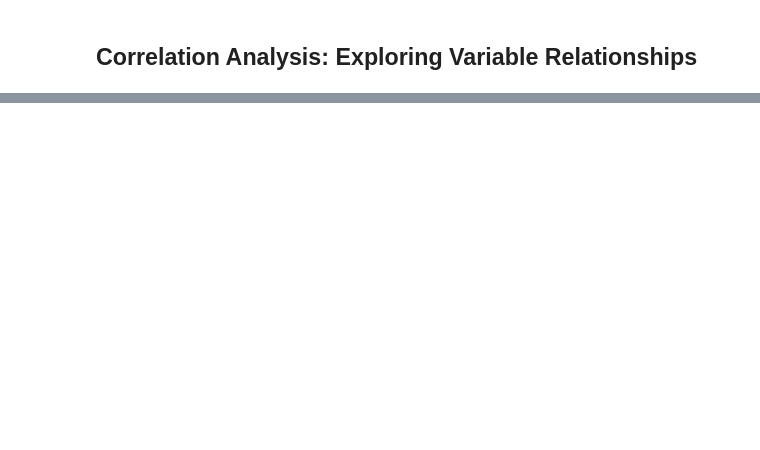
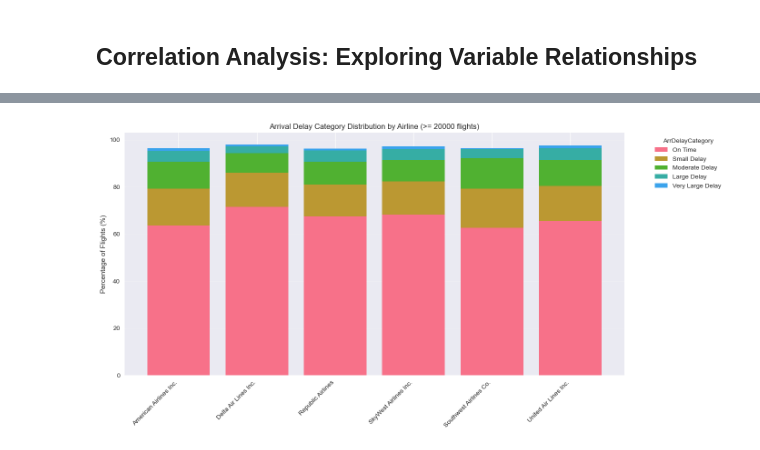
Before and after one commit to aniolpetit/flight-status-prediction, a Jupyter notebook: eda.ipynb, the cells around one changed output, grey strips where cells are left out. Drawn from its saved outputs; the diff is of its cells as text; code cells hidden in the pictures; blank space fills up the shorter version.

```diff
--- a/eda.ipynb
+++ b/eda.ipynb
@@ -1373,0 +1494,63 @@ Top 10 Features Correlated with Arrival Delay (Pearson):
+# %%
+# Cohort comparison: delay category distribution by airline (top N)
+
+# Focus on airlines with substantial traffic to keep the visualization clean
+min_flights_per_airline = 20000
+
+cohort_airline = df.copy()
+
+# Ensure ArrDelayCategory exists
+if 'ArrDelayCategory' not in cohort_airline.columns:
+    def categorize_delay(delay_minutes):
+        if pd.isna(delay_minutes):
+            return 'Unknown'
+        elif delay_minutes < 0:
+            return 'Early'
+        elif delay_minutes == 0:
+            return 'On Time'
+        elif delay_minutes <= 15:
+            return 'Small Delay'
+        elif delay_minutes <= 60:
+            return 'Moderate Delay'
+        elif delay_minutes <= 180:
+            return 'Large Delay'
+        else:
+            return 'Very Large Delay'
+    cohort_airline['ArrDelayCategory'] = cohort_airline['ArrDelayMinutes'].apply(categorize_delay)
+
+airline_counts = cohort_airline['Airline'].value_counts()
+top_airlines = airline_counts[airline_counts >= min_flights_per_airline].index.tolist()
+
+cohort_airline = cohort_airline[cohort_airline['Airline'].isin(top_airlines)]
+
+airline_cat = (
+    cohort_airline
+    .groupby(['Airline', 'ArrDelayCategory'])['ArrDelayMinutes']
+    .size()
+    .reset_index(name='count')
+)
+
+airline_totals = airline_cat.groupby('Airline')['count'].transform('sum')
+airline_cat['perc'] = airline_cat['count'] / airline_totals * 100
+
+# Pivot for stacked bars
+pivot_airline = airline_cat.pivot(index='Airline', columns='ArrDelayCategory', values='perc')
+pivot_airline = pivot_airline[[c for c in ['Early', 'On Time', 'Small Delay', 'Moderate Delay', 'Large Delay', 'Very Large Delay'] if c in pivot_airline.columns]]
+
+fig, ax = plt.subplots(figsize=(14, 7))
+
+bottom = np.zeros(len(pivot_airline))
+for cat in pivot_airline.columns:
+    values = pivot_airline[cat].fillna(0).values
+    ax.bar(pivot_airline.index.astype(str), values, bottom=bottom, label=cat)
+    bottom += values
+
+ax.set_ylabel('Percentage of Flights (%)')
+ax.set_title(f'Arrival Delay Category Distribution by Airline (>= {min_flights_per_airline} flights)')
+ax.legend(title='ArrDelayCategory', bbox_to_anchor=(1.05, 1), loc='upper left')
+ax.grid(axis='y', alpha=0.3)
+plt.xticks(rotation=45, ha='right')
+plt.tight_layout()
+plt.show()
+# %% [output]
+[figure, added]
```
Also changed, not shown: parts of 23 cells of this notebook, 11 other files.
